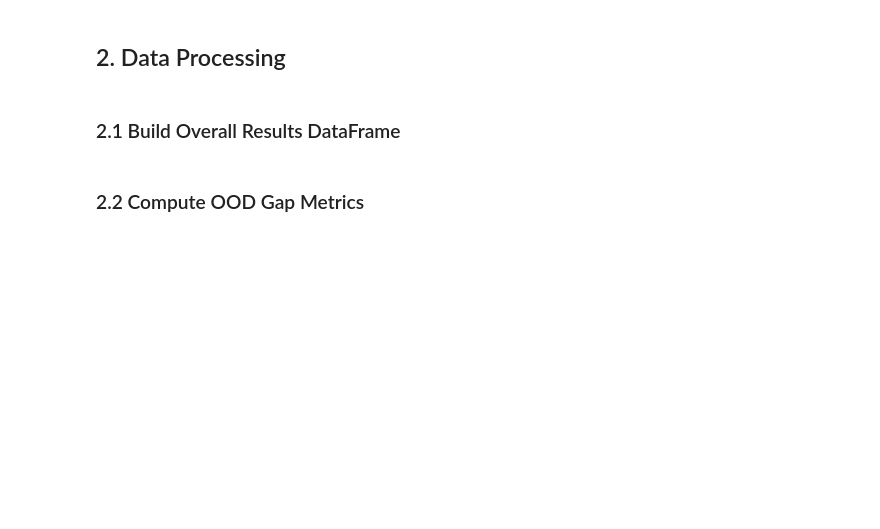
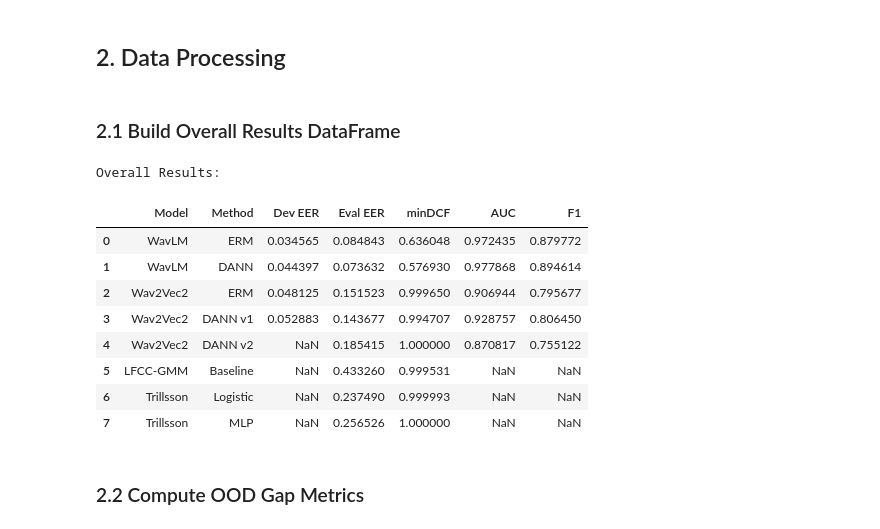
Before and after one commit to Jmqcooper1/asvspoof5-domain-invariant-cm, a Jupyter notebook: notebooks/thesis_results.ipynb, the cells around one changed output. Cells and saved outputs as stored; diff of their text form; code cells hidden in the pictures; blank space fills up the shorter version.

```diff
--- a/notebooks/thesis_results.ipynb
+++ b/notebooks/thesis_results.ipynb
@@ -47,17 +47,19 @@ plt.rcParams.update({
 
 # Color palette for models
 COLORS = {
-    'wavlm_erm': '#1f77b4',    # Blue
-    'wavlm_dann': '#ff7f0e',   # Orange
-    'w2v2_erm': '#2ca02c',     # Green
-    'w2v2_dann': '#d62728',    # Red
+    'wavlm_erm': '#1f77b4',       # Blue
+    'wavlm_dann': '#ff7f0e',      # Orange
+    'w2v2_erm': '#2ca02c',        # Green
+    'w2v2_dann': '#d62728',       # Red
+    'w2v2_dann_v2': '#9467bd',    # Purple
 }
 
 MODEL_LABELS = {
     'wavlm_erm': 'WavLM ERM',
     'wavlm_dann': 'WavLM DANN',
     'w2v2_erm': 'Wav2Vec2 ERM',
-    'w2v2_dann': 'Wav2Vec2 DANN',
+    'w2v2_dann': 'Wav2Vec2 DANN v1',
+    'w2v2_dann_v2': 'Wav2Vec2 DANN v2',
 }
 
 # Codec names for clarity
@@ -148,6 +150,14 @@ PROBE_RUN_IDS = {
     'probes_comparison_2': 'heo6rsy9',
 }
 
+# Local metrics fallback for runs not present (or incomplete) in W&B summaries
+LOCAL_EVAL_METRICS_PATHS = {
+    'lfcc_gmm': 'results/runs/lfcc_gmm_32/eval_eval/metrics.json',
+    'trillsson_logistic': 'results/runs/trillsson_logistic/eval_eval/metrics.json',
+    'trillsson_mlp': 'results/runs/trillsson_mlp/eval_eval/metrics.json',
+    'w2v2_dann_v2': 'results/runs/w2v2_dann_v2/eval_eval/metrics.json',
+}
+
 print("Run IDs configured")
 # %% [output]
 Run IDs configured
@@ -405,7 +534,12 @@ def build_overall_results_df() -> pd.DataFrame:
     # Main models
     for model_key, label in MODEL_LABELS.items():
         backbone = 'WavLM' if 'wavlm' in model_key else 'Wav2Vec2'
-        method = 'DANN' if 'dann' in model_key else 'ERM'
+        if model_key == 'w2v2_dann_v2':
+            method = 'DANN v2'
+        elif model_key == 'w2v2_dann':
+            method = 'DANN v1'
+        else:
+            method = 'DANN' if 'dann' in model_key else 'ERM'
 
         # Get eval metrics
         eval_m = eval_metrics.get(model_key, {})
@@ -413,40 +547,54 @@ def build_overall_results_df() -> pd.DataFrame:
 
         rows.append({
             'Model': backbone,
             'Method': method,
             'Dev EER': dev_m.get('eer'),
             'Eval EER': eval_m.get('eer'),
             'minDCF': eval_m.get('min_dcf'),
             'AUC': eval_m.get('auc'),
             'F1': eval_m.get('f1_macro'),
         })
 
     # Baselines
     baseline_configs = [
         ('lfcc_gmm', 'LFCC-GMM', 'Baseline'),
         ('trillsson_logistic', 'Trillsson', 'Logistic'),
         ('trillsson_mlp', 'Trillsson', 'MLP'),
     ]
 
     for key, model, method in baseline_configs:
-        if key in baseline_summaries:
-            summary = baseline_summaries[key]
+        if key in eval_metrics or key in baseline_summaries:
+            summary = baseline_summaries.get(key, {})
+            baseline_eval_metrics = eval_metrics.get(key, extract_overall_metrics(summary, split='eval'))
+            baseline_dev_metrics = dev_metrics.get(key, extract_overall_metrics(summary, split='dev'))
+
             rows.append({
                 'Model': model,
                 'Method': method,
-                'Dev EER': summary.get('eval/dev/eer', summary.get('eval/eer')),
-                'Eval EER': summary.get('eval/eval/eer'),
-                'minDCF': summary.get('eval/eval/min_dcf', summary.get('eval/dev/min_dcf', summary.get('min_dcf'))),
-                'AUC': summary.get('eval/eval/auc', summary.get('eval/dev/auc', summary.get('auc'))),
-                'F1': summary.get('eval/eval/f1_macro', summary.get('eval/dev/f1_macro')),
+                'Dev EER': baseline_dev_metrics.get('eer'),
+                'Eval EER': baseline_eval_metrics.get('eer'),
+                'minDCF': baseline_eval_metrics.get('min_dcf'),
+                'AUC': baseline_eval_metrics.get('auc'),
+                'F1': baseline_eval_metrics.get('f1_macro'),
             })
 
     df = pd.DataFrame(rows)
     return df
 
 df_overall = build_overall_results_df()
 print("Overall Results:")
 df_overall
+# %% [output]
+Overall Results:
+|  | Model | Method | Dev EER | Eval EER | minDCF | AUC | F1 |
+| 0 | WavLM | ERM | 0.034565 | 0.084843 | 0.636048 | 0.972435 | 0.879772 |
+| 1 | WavLM | DANN | 0.044397 | 0.073632 | 0.576930 | 0.977868 | 0.894614 |
+| 2 | Wav2Vec2 | ERM | 0.048125 | 0.151523 | 0.999650 | 0.906944 | 0.795677 |
+| 3 | Wav2Vec2 | DANN v1 | 0.052883 | 0.143677 | 0.994707 | 0.928757 | 0.806450 |
+| 4 | Wav2Vec2 | DANN v2 | NaN | 0.185415 | 1.000000 | 0.870817 | 0.755122 |
+| 5 | LFCC-GMM | Baseline | NaN | 0.433260 | 0.999531 | NaN | NaN |
+| 6 | Trillsson | Logistic | NaN | 0.237490 | 0.999993 | NaN | NaN |
+| 7 | Trillsson | MLP | NaN | 0.256526 | 1.000000 | NaN | NaN |
 # %% [markdown]
 ### 2.2 Compute OOD Gap Metrics
 # %%
```
Also changed, not shown: parts of 15 cells of this notebook, 2 other files.
